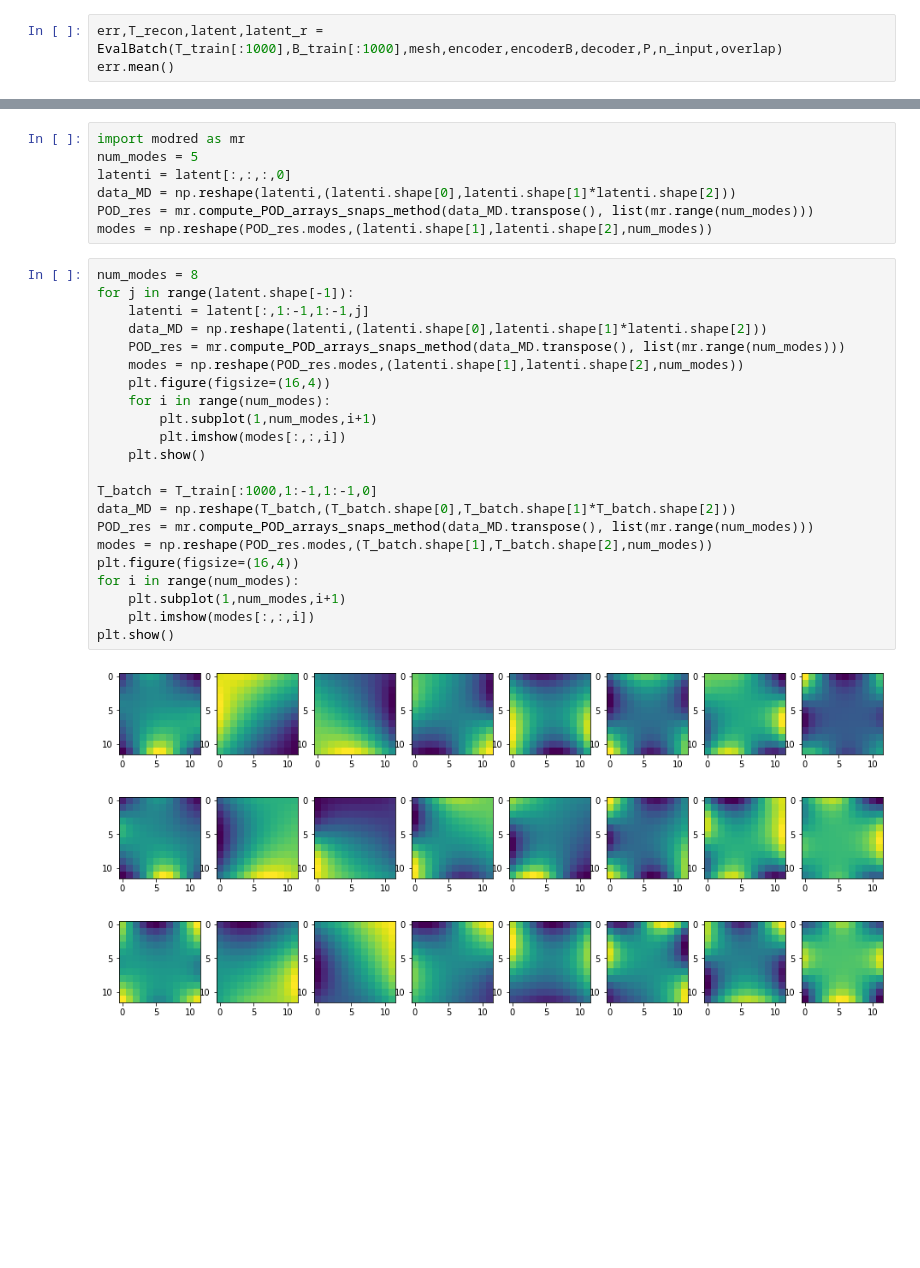
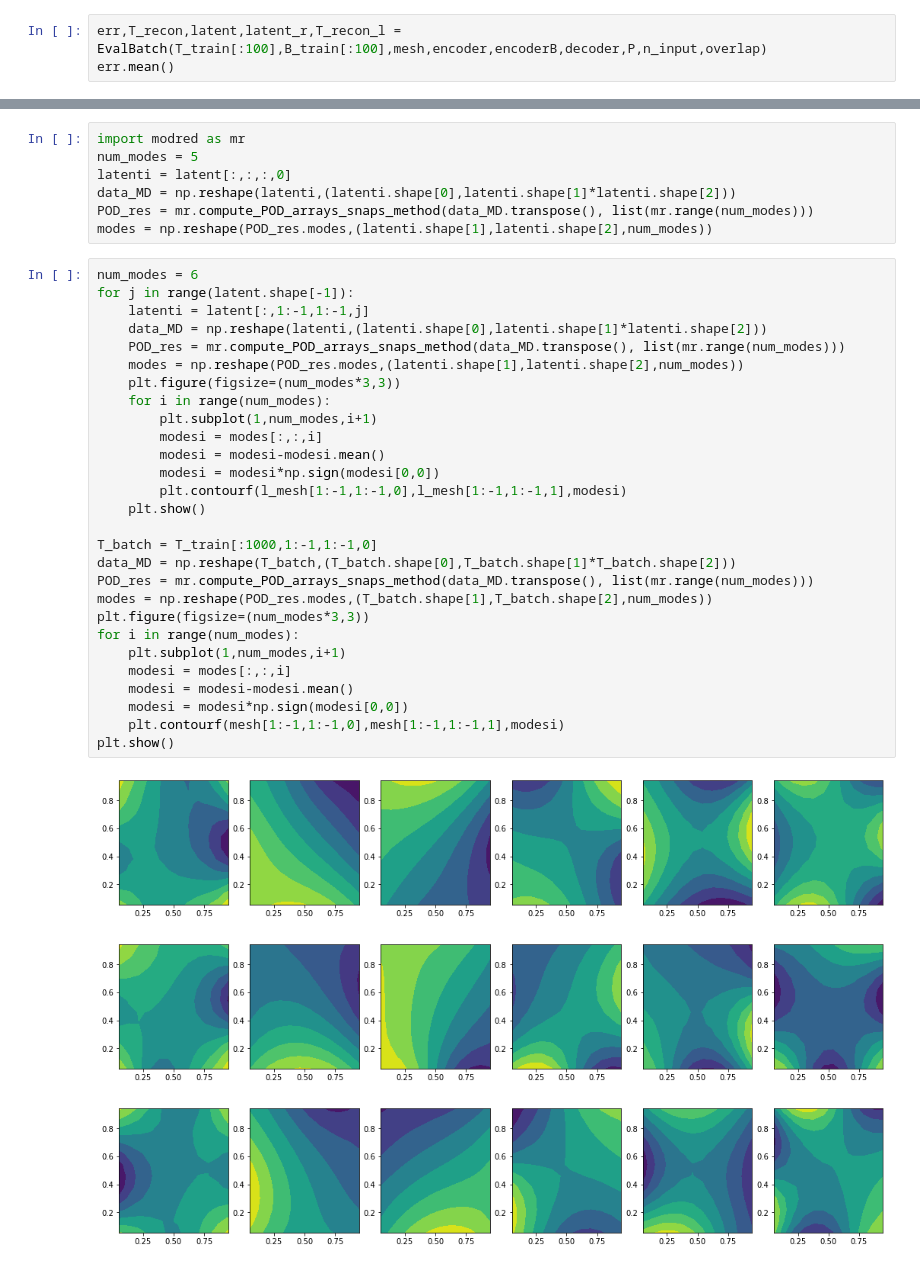
Before and after one commit to jh6220/SINNs-for-boundary-observtion-problems, a Jupyter notebook: NeuraLinearModelNonUniformGrid.ipynb, the cells around one changed output, grey strips where cells are left out. Drawn from its saved outputs; the diff is of its cells as text; blank space fills up the shorter version.

```diff
--- a/NeuraLinearModelNonUniformGrid.ipynb
+++ b/NeuraLinearModelNonUniformGrid.ipynb
@@ -1217,4 +1206,4 @@ plt.show()
 # %%
-err,T_recon,latent,latent_r = EvalBatch(T_train[:1000],B_train[:1000],mesh,encoder,encoderB,decoder,P,n_input,overlap)
+err,T_recon,latent,latent_r,T_recon_l = EvalBatch(T_train[:100],B_train[:100],mesh,encoder,encoderB,decoder,P,n_input,overlap)
 err.mean()
 # %% [output]
@@ -1231,28 +1226,34 @@ data_MD = np.reshape(latenti,(latenti.shape[0],latenti.shape[1]*latenti.shape[2]
 POD_res = mr.compute_POD_arrays_snaps_method(data_MD.transpose(), list(mr.range(num_modes)))
 modes = np.reshape(POD_res.modes,(latenti.shape[1],latenti.shape[2],num_modes))
 # %%
-num_modes = 8
+num_modes = 6
 for j in range(latent.shape[-1]):
     latenti = latent[:,1:-1,1:-1,j]
     data_MD = np.reshape(latenti,(latenti.shape[0],latenti.shape[1]*latenti.shape[2]))
     POD_res = mr.compute_POD_arrays_snaps_method(data_MD.transpose(), list(mr.range(num_modes)))
     modes = np.reshape(POD_res.modes,(latenti.shape[1],latenti.shape[2],num_modes))
-    plt.figure(figsize=(16,4))
+    plt.figure(figsize=(num_modes*3,3))
     for i in range(num_modes):
         plt.subplot(1,num_modes,i+1)
-        plt.imshow(modes[:,:,i])
+        modesi = modes[:,:,i]
+        modesi = modesi-modesi.mean()
+        modesi = modesi*np.sign(modesi[0,0])
+        plt.contourf(l_mesh[1:-1,1:-1,0],l_mesh[1:-1,1:-1,1],modesi)
     plt.show()
 
 T_batch = T_train[:1000,1:-1,1:-1,0]
 data_MD = np.reshape(T_batch,(T_batch.shape[0],T_batch.shape[1]*T_batch.shape[2]))
 POD_res = mr.compute_POD_arrays_snaps_method(data_MD.transpose(), list(mr.range(num_modes)))
 modes = np.reshape(POD_res.modes,(T_batch.shape[1],T_batch.shape[2],num_modes))
-plt.figure(figsize=(16,4))
+plt.figure(figsize=(num_modes*3,3))
 for i in range(num_modes):
     plt.subplot(1,num_modes,i+1)
-    plt.imshow(modes[:,:,i])
+    modesi = modes[:,:,i]
+    modesi = modesi-modesi.mean()
+    modesi = modesi*np.sign(modesi[0,0])
+    plt.contourf(mesh[1:-1,1:-1,0],mesh[1:-1,1:-1,1],modesi)
 plt.show()
 # %% [output]
-[figure, old version]
+[figure, new version]
-[figure, old version]
+[figure, new version]
-[figure, old version]
+[figure, new version]
```
Also changed, not shown: parts of 10 cells of this notebook.
